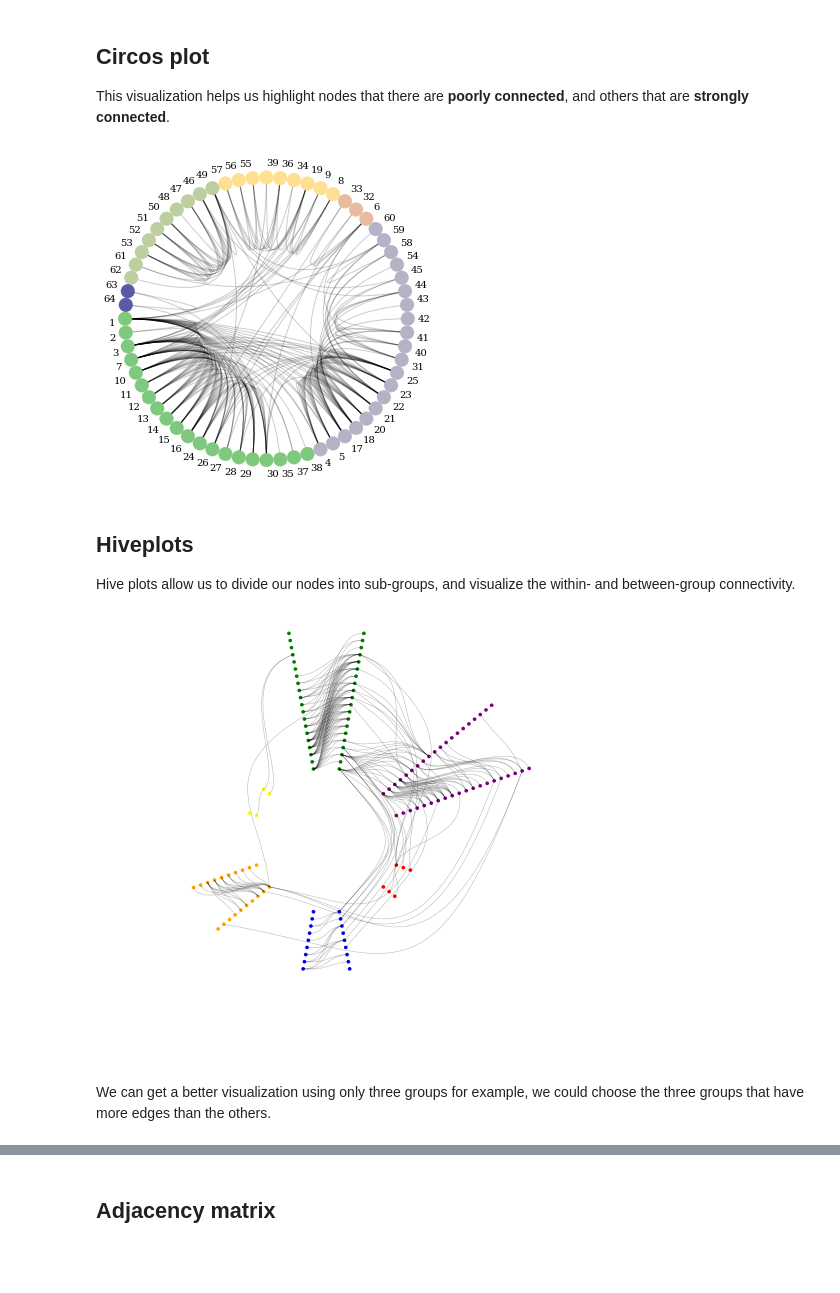
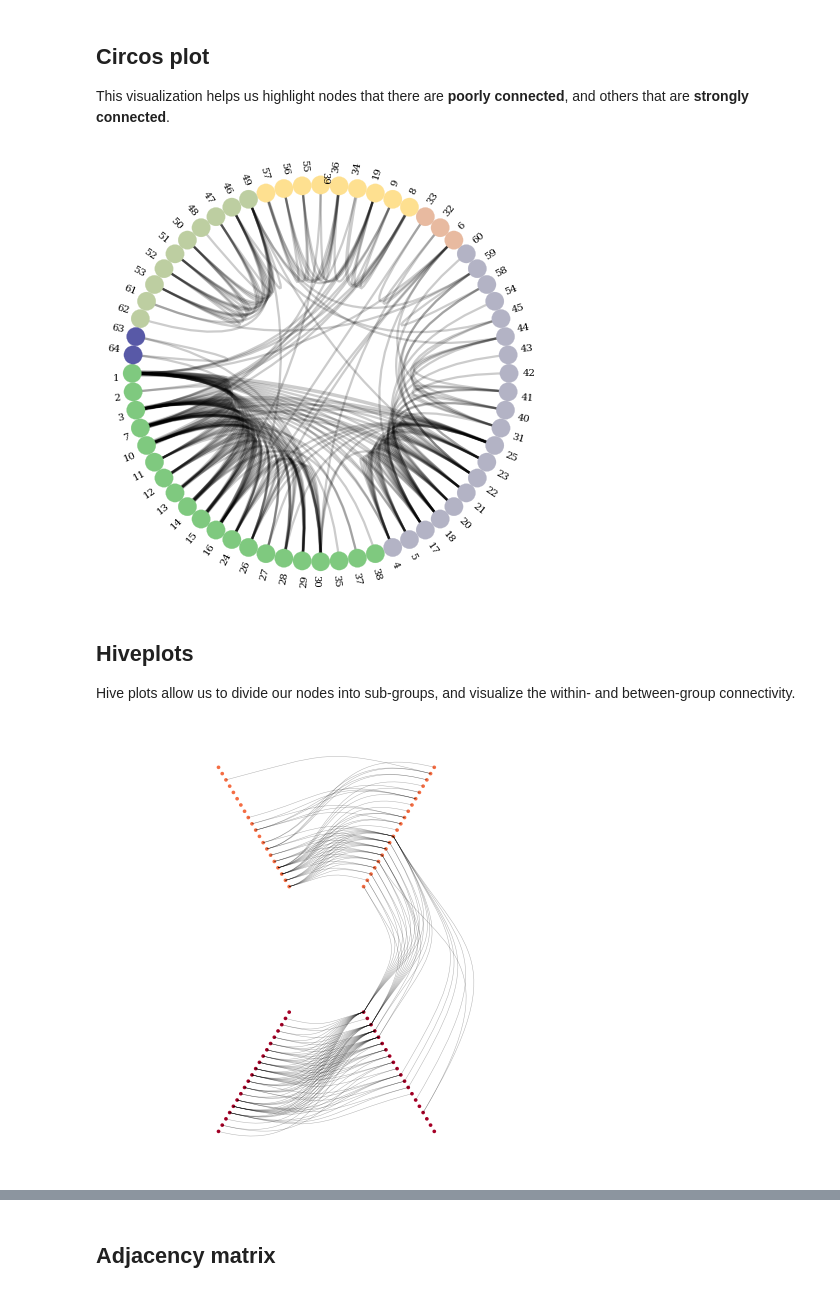
Before and after one commit to gregorioghidoli/netviz, a Jupyter notebook: SNA.ipynb, the cells around one changed output, grey strips where cells are left out. Drawn from its saved outputs; the diff is of its cells as text; code cells hidden in the pictures; blank space fills up the shorter version.

```diff
--- a/SNA.ipynb
+++ b/SNA.ipynb
@@ -173,7 +98,7 @@ def draw_measure(G, pos, title, node_size, cmap, measure, show=False, scale_colo
 <a href="http://konect.uni-koblenz.de/networks/moreno_train"><h2>Train bombing dataset</h2></a>
 <p>This undirected network contains contacts between suspected terrorists involved in the train bombing of Madrid on March 11, 2004 as reconstructed from newspapers. A node represents a terrorist and an edge between two terrorists shows that there was a contact between the two terroists. The edge weights denote how 'strong' a connection was. This includes friendship and co-participating in training camps or previous attacks.</p>
 # %%
-G = load_trainingbomb()
+G = load_trainingbomb(communities=True)
 print(nx.info(G))
 # %% [output]
 Name:
@@ -187,21 +108,0 @@ Average degree:   7.5938
-# %%
-pos = nx.spring_layout(G)
-pos_random = nx.random_layout(G)
-
-plt.figure()
-plt.figure(figsize=(10, 5))
-
-plt.subplot(1, 2, 1)
-
-draw_measure(G, pos_random, 'Random layout and without communities', 150, None, None,
-                                    show=False, scale_color=False, color_bar=False)
-
-plt.subplot(1, 2, 2)
-
-#louvain algorithm
-partition = community.best_partition(G)
-for n in G.nodes():
-    G.nodes[n]['group'] =  partition[n]
-
-draw_measure(G, pos, 'Spring layout with communities', 150, pal.colorbrewer.diverging.RdYlBu_11.mpl_colormap, dict(G.nodes.data(data='group')),
-                                                 show=True, scale_color=False, color_bar=False)
@@ -220,32 +145,28 @@ a.draw()
 <h2>Circos plot</h2>
 <p>This visualization helps us highlight nodes that there are <b>poorly connected</b>, and others that are <b>strongly connected</b>.</p>
 # %%
-c = CircosPlot(G, node_color='group', node_grouping='group', node_labels=True)
+c = CircosPlot(G, node_color='group', node_grouping='group', node_labels=True, figsize=(8,8),
+               node_label_layout='rotation', fontsize=10, edge_width="normalized_weight")
 c.draw()
 # %% [output]
-[figure, old version]
+[figure, new version]
 # %% [markdown]
 <h2>Hiveplots</h2>
 <p>Hive plots allow us to divide our nodes into sub-groups, and visualize the within- and between-group connectivity.</p>
 # %%
-colors=['green','purple','red','blue','orange','yellow']
-groups=list(pd.Series(partition).unique())
-
+colors=['#a50026','#f46d43','#fee090','#abd9e9','#313695','#762a83','#1b7837','#dfc27d']
+groups=list(pd.Series(community.best_partition(G)).value_counts()[:2].index)
 nodes = dict()
 nodes_cmap = dict()
 for i in groups:
     nodes[i] = [n for n,d in G.nodes(data=True) if d['group'] == i]
     nodes_cmap[i] = colors[i]
 
+edges_cmap = {'group1':'black'}
 edges = dict()
-edges['group1'] = G.edges(data=True)
-
-edges_cmap = dict()
-edges_cmap['group1'] = 'black'
+edges['group1'] = G.subgraph([n for n in G.nodes() if (G.nodes()[n]['group'] in groups)]).edges(data=True)
 
 h = HivePlot(nodes, edges, nodes_cmap, edges_cmap)
 h.draw()
 # %% [output]
-[figure, old version]
+[figure, new version]
-# %% [markdown]
-<p>We can get a better visualization using only three groups for example, we could choose the three groups that have more edges than the others.</p>
```
Also changed, not shown: parts of 28 cells of this notebook, 9 other files.
